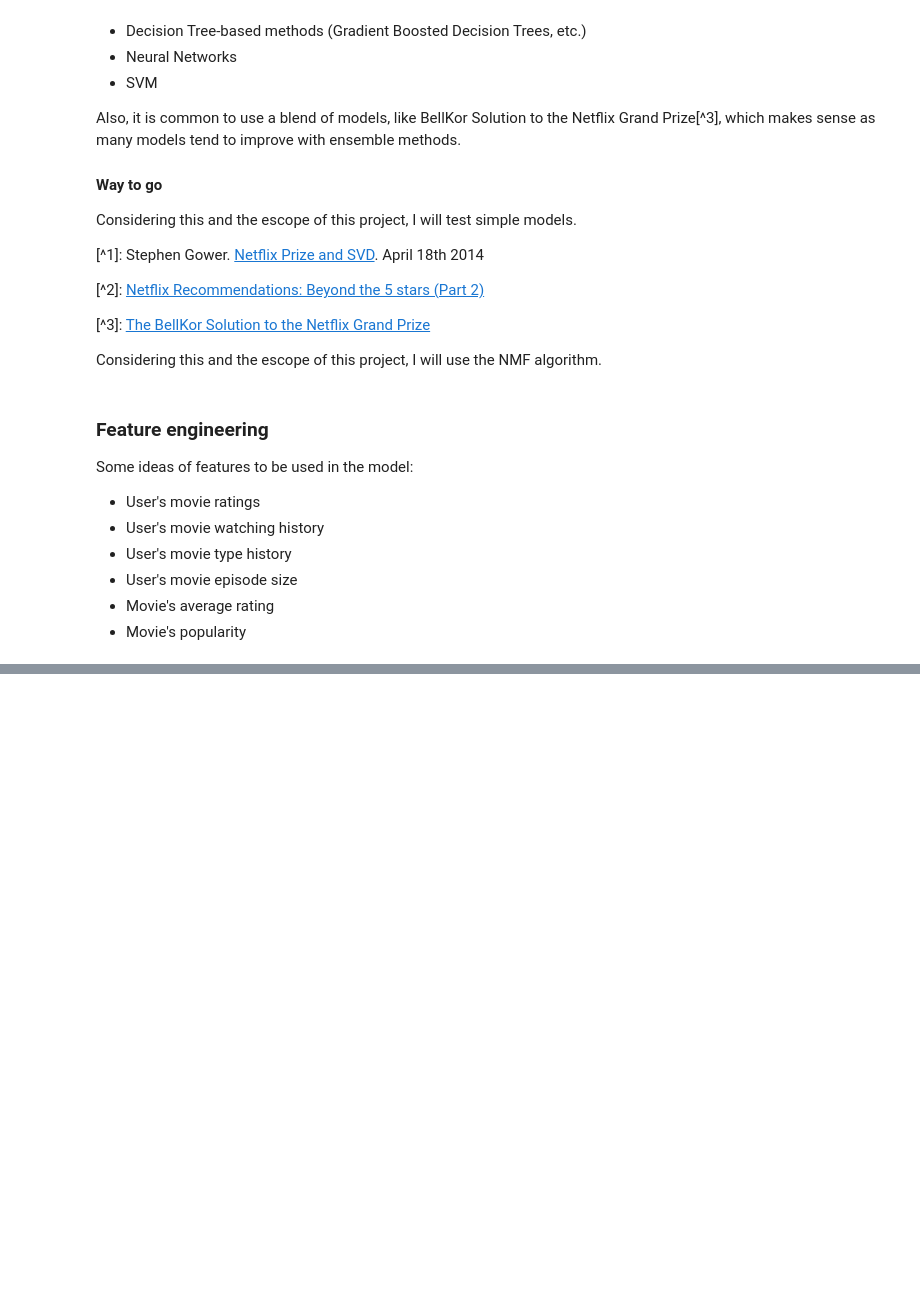
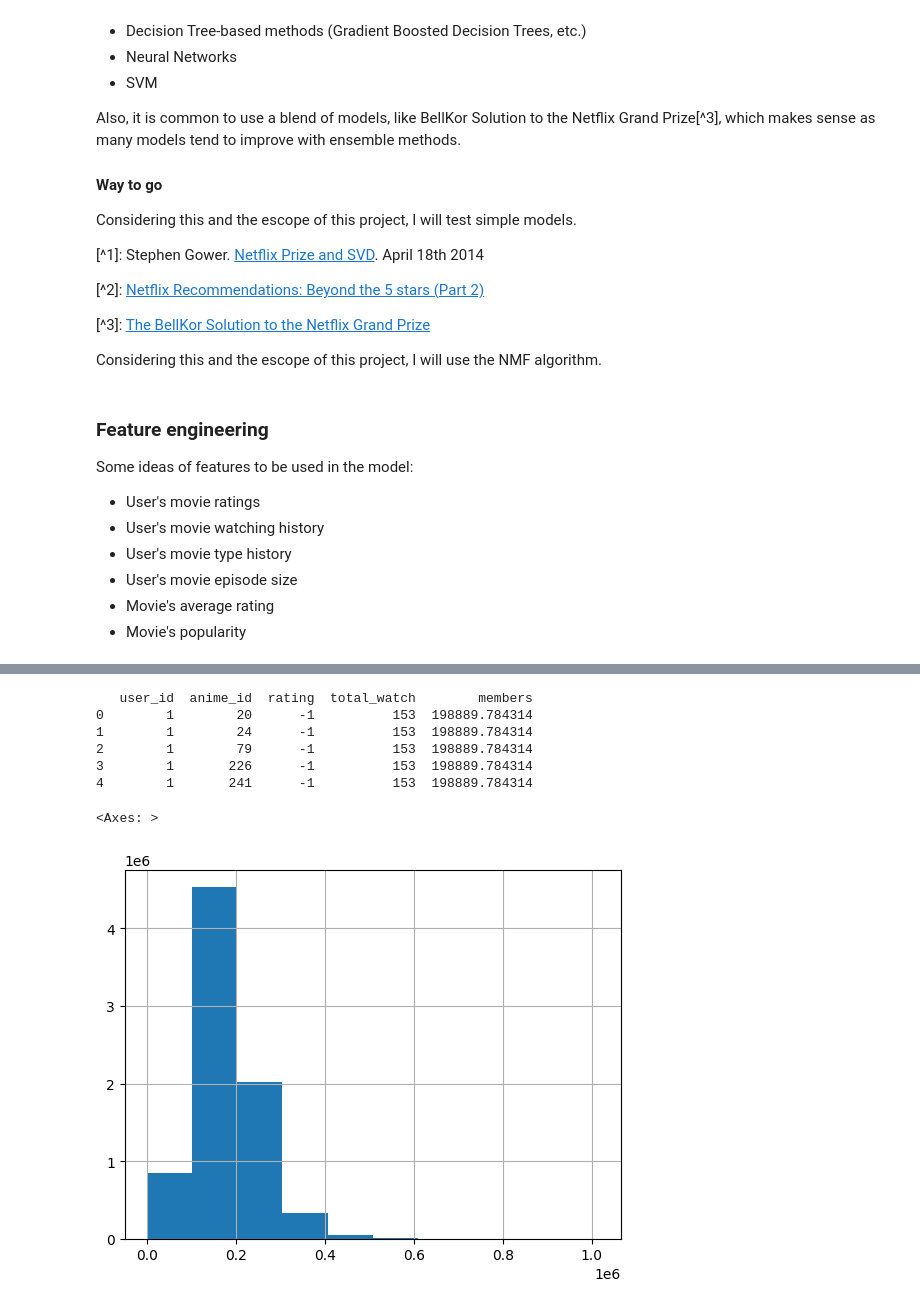
Before and after one commit to brenorb/llm_recommendation, a Jupyter notebook: line_of_thought.ipynb, the cells around one changed output, grey strips where cells are left out. Drawn from its saved outputs; the diff is of its cells as text; code cells hidden in the pictures; blank space fills up the shorter version.

```diff
--- a/line_of_thought.ipynb
+++ b/line_of_thought.ipynb
@@ -119,0 +316,3 @@ clf = decomposition.NMF(n_components=d, random_state=1)
+# %%
+ratings = ratings.drop_duplicates(subset=['user_id', 'anime_id'], keep='last')
+ratings['total_watch'] = ratings['user_id'].map(ratings['user_id'].value_counts())
@@ -119,0 +605,23 @@ clf = decomposition.NMF(n_components=d, random_state=1)
+# %%
+# Calculate average members and average rating for each user
+user_stats = ratings.merge(anime[['anime_id', 'members']], on='anime_id', how='left')
+user_stats = user_stats.groupby('user_id').mean()['members'].reset_index()
+
+# Merge the calculated averages back to the ratings dataframe
+ratings = ratings.merge(user_stats, on='user_id', how='left')
+
+# Display the first few rows of the updated ratings dataframe
+print(ratings.head())
+# %% [output]
+   user_id  anime_id  rating  total_watch        members
+0        1        20      -1          153  198889.784314
+1        1        24      -1          153  198889.784314
+2        1        79      -1          153  198889.784314
+3        1       226      -1          153  198889.784314
+4        1       241      -1          153  198889.784314
+# %%
+ratings.rename(columns={'members': 'average_members'}, inplace=True)
+ratings['average_members'].hist()
+# %% [output]
+<Axes: >
+[figure, added]
```
Also changed, not shown: parts of 32 cells of this notebook, 2 other files.
